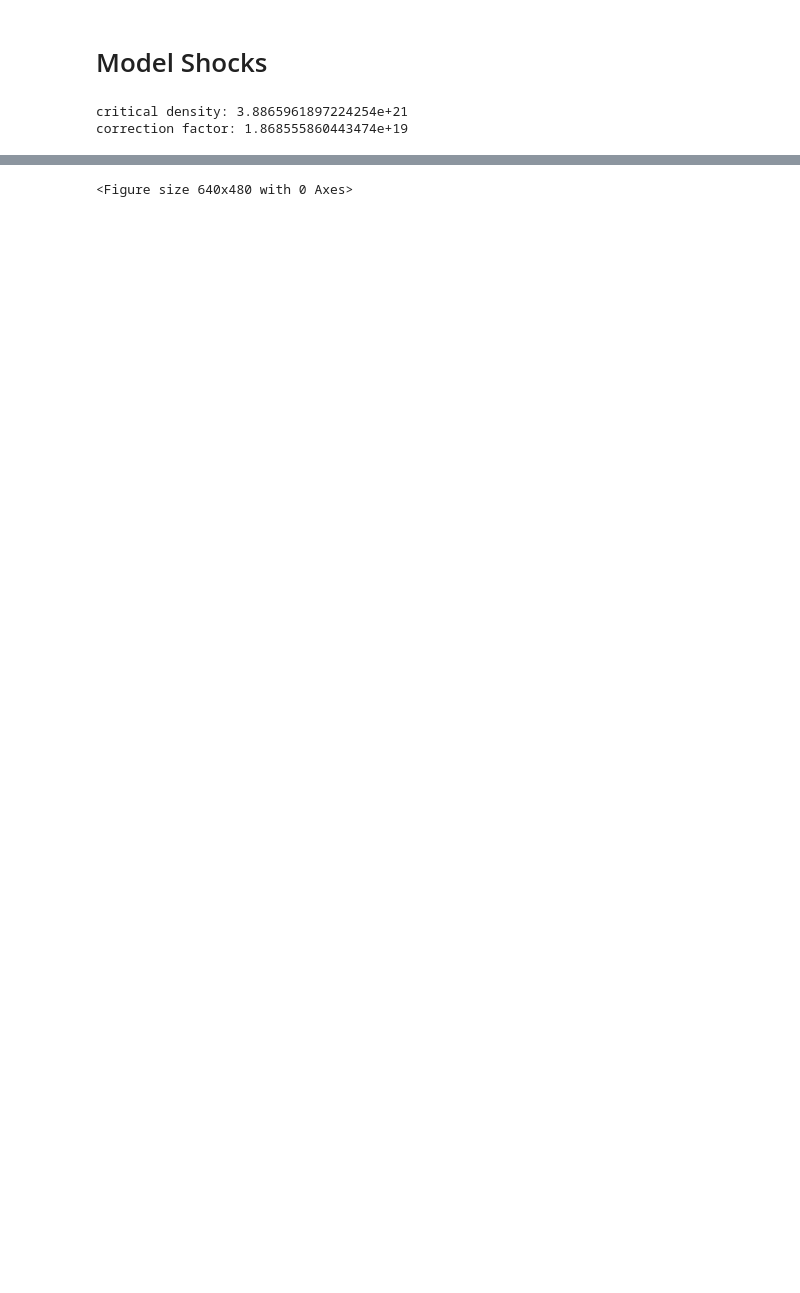
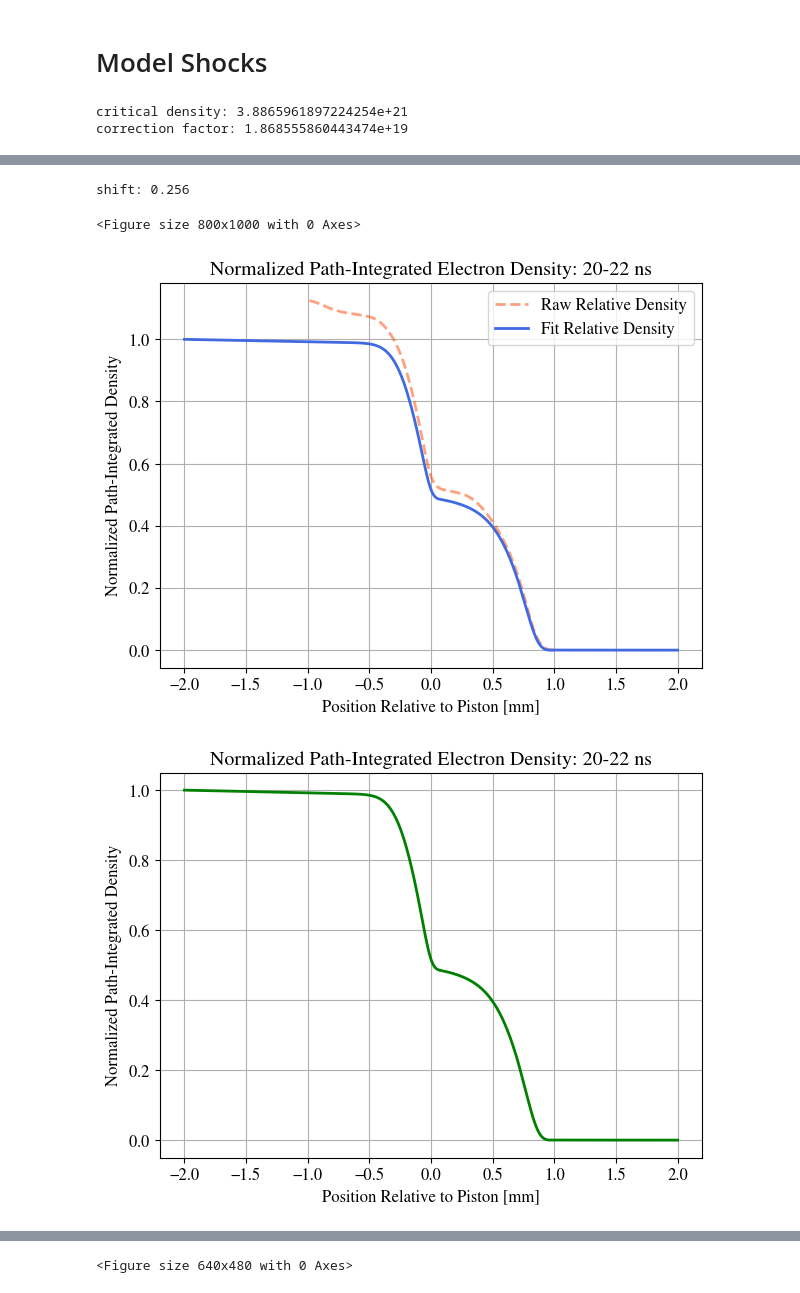
Before and after one commit to alextimoney/LIONZ_analysis, a Jupyter notebook: streak_v3.ipynb, the cells around one changed output, grey strips where cells are left out. Saved outputs shown, nothing was run; the diff lists cells and outputs as text; code cells hidden in the pictures; blank space fills up the shorter version.

```diff
--- a/streak_v3.ipynb
+++ b/streak_v3.ipynb
@@ -601,0 +605,23 @@ shift: 0.508
+# %%
+shift = 0.256
+print('shift:', shift)
+
+y_raw = average_r2 - shift
+sort_descending = np.argsort(x_common)[::-1]
+
+x_data = x_common[sort_descending]
+y_data = y_raw[sort_descending]
+
+piston_lim = [-0.8, 0.3]
+mag_lim = [0.1, 0.98]
+
+# original shift: 0.256
+# original piston : [-0.8, 0.3]
+# original mag : [0.1, 0.98]
+
+plot_densities_avg(x_data, y_data, piston_lim, mag_lim, '20-22 ns')
+# %% [output]
+shift: 0.256
+<Figure size 800x1000 with 0 Axes>
+[figure, added]
+[figure, added]
```
Also changed, not shown: parts of 10 cells of this notebook, 3 other files.
